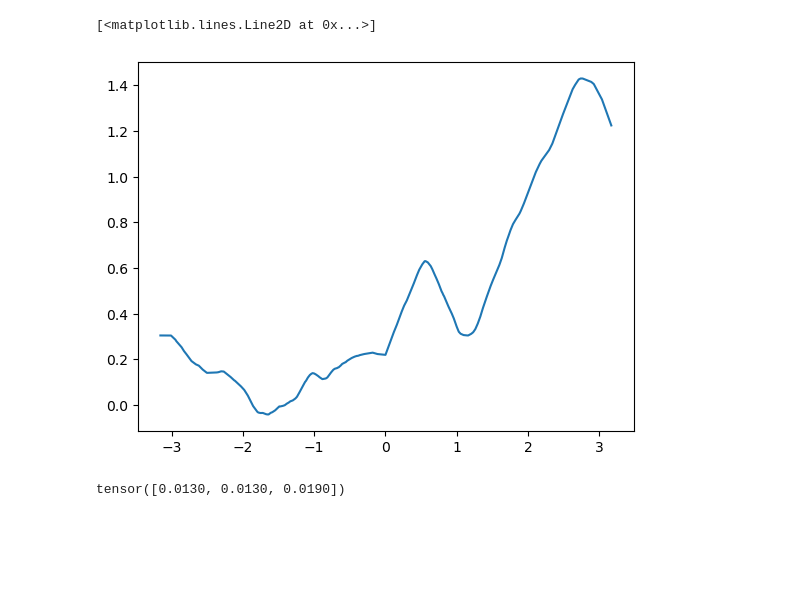
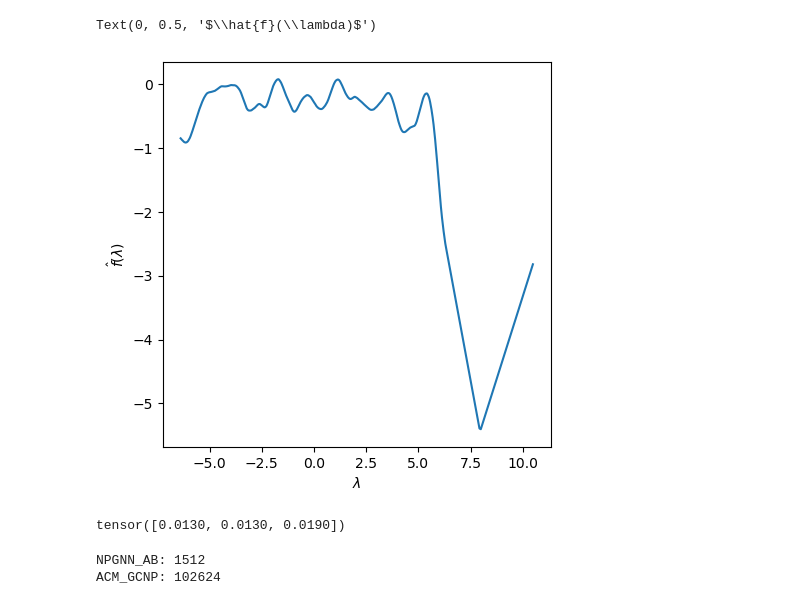
Before and after one commit to lucianoAvinas/lowrank-gnn-kernels, a Jupyter notebook: simple_benchmark.ipynb, the cells around one changed output. Cells and saved outputs as stored; diff of their text form; code cells hidden in the pictures; blank space fills up the shorter version.

```diff
--- a/simple_benchmark.ipynb
+++ b/simple_benchmark.ipynb
@@ -109,7 +127,8 @@ torch.manual_seed(42)
 models = [{'model_class': NPGNN_AB, 'hyper_params':
            {'spec_train': True,
             # 'kern_fn': sobolev_cmpct(-1,1),
-            'kern_fn': sobolev_reals(1),
+            # 'kern_fn': sobolev_reals(.5),
+            'kern_fn': gaussian_rbf(.52),
             'norm': False,
             'shift': False,
             'pct': 1,
@@ -159,7 +178,5 @@ for model in models:
 #         for i, model in enumerate(models):
 #             torch.save(model.state_dict(), f"{model_name}_rep_{i + 1}.pt")
 #             tqdm.write(f"Saved {model_name} model from rep {i + 1}")# Evaluate the Bayes classifier
-
-print(f'\n---\nAverage Test Accuracy (Optimal): {evaluate_bayes_classifier(data, centers):.4f}')
 # %% [output]
 Rep 1/5
@@ -187,24 +188,40 @@ Average Test Accuracy (Optimal): 0.6433
 # %%
 model = trained_models['NPGNN_AB'][0]
 
 fh = model.K @ model.alpha
 
 from np_gnn.models import get_network_matrix, get_spectral_decomp
+import matplotlib
+# matplotlib.use('TkAgg')
 import matplotlib.pyplot as plt
 # plot model.S
 # A =  data.get_adjacency_matrix().to_dense()
 # M = get_network_matrix(A, norm=False, shift=False, is_symm=True)
 # U, S, Vh = get_spectral_decomp(M, is_symm=True)
 # plt.plot(model.S.detach().numpy())
+plt.figure(figsize=(5,5))
 plt.plot(model.S.detach().numpy(), fh.detach().numpy())
+plt.xlabel(r'$\lambda$')
+plt.ylabel(r'$\hat{f}(\lambda)$')
 # %% [output]
-[<matplotlib.lines.Line2D at 0x...>]
+Text(0, 0.5, '$\\hat{f}(\\lambda)$')
-[figure, old version]
+[figure, new version]
 # %%
 # compute eigenvalues of B
 torch.torch.linalg.eigh(B)[0]
 # %% [output]
 tensor([0.0130, 0.0130, 0.0190])
+# %%
+def count_parameters(model):
+    return sum(p.numel() for p in model.parameters() if p.requires_grad)
+
+# count the number of parameters:
+for model_name in ['NPGNN_AB', 'ACM_GCNP']:
+    model = trained_models[model_name][0]
+    print(f'{model_name}: {count_parameters(model)}')
+# %% [output]
+NPGNN_AB: 1512
+ACM_GCNP: 102624
 # %%
 # from jacobi_conv.PolyConv import PolyConvFrame, JacobiConv
 # model = PolyConvFrame(JacobiConv)
```
Also changed, not shown: parts of 4 cells of this notebook, 1 other file.
